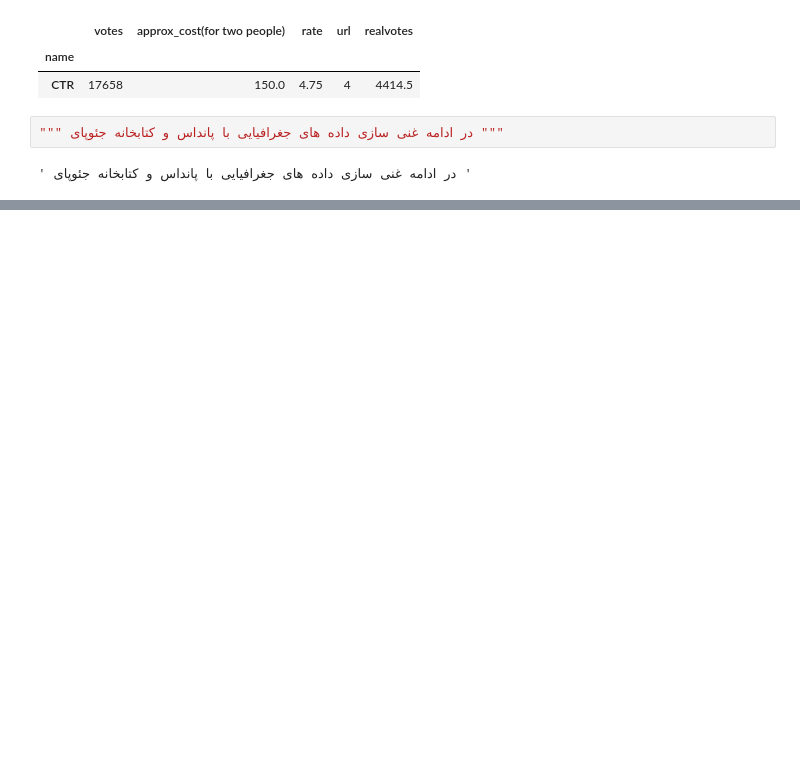
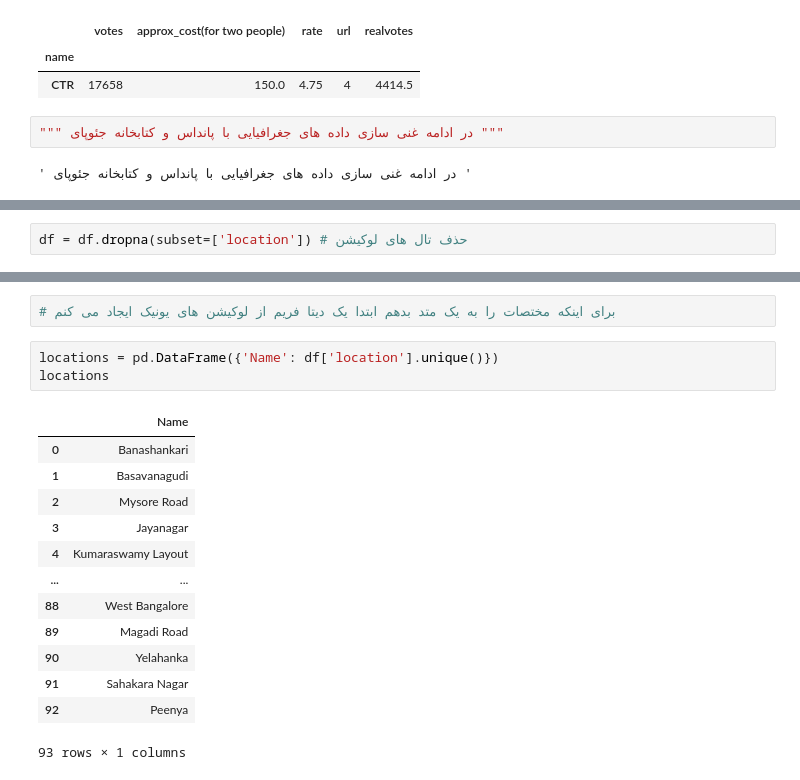
Before and after one commit to mrahmadi64/Pandas_Learning, a Jupyter notebook: PanadsLearning.ipynb, the cells around one changed output, grey strips where cells are left out. Cells and saved outputs as stored; diff of their text form; blank space fills up the shorter version.

```diff
--- a/PanadsLearning.ipynb
+++ b/PanadsLearning.ipynb
@@ -888,0 +993,2 @@ return_best_rest(2000,200,4.5) # خواستم ووت بیشتر از 2000 باش
+# %%
+df = df.dropna(subset=['location']) # حذف تال های لوکیشن
@@ -888,0 +1017,19 @@ return_best_rest(2000,200,4.5) # خواستم ووت بیشتر از 2000 باش
+# %%
+# برای اینکه مختصات را به یک متد بدهم ابتدا یک دیتا فریم از لوکیشن های یونیک ایجاد می کنم
+# %%
+locations = pd.DataFrame({'Name': df['location'].unique()})
+locations
+# %% [output]
+|  | Name |
+| 0 | Banashankari |
+| 1 | Basavanagudi |
+| 2 | Mysore Road |
+| 3 | Jayanagar |
+| 4 | Kumaraswamy Layout |
+| ... | ... |
+| 88 | West Bangalore |
+| 89 | Magadi Road |
+| 90 | Yelahanka |
+| 91 | Sahakara Nagar |
+| 92 | Peenya |
+93 rows × 1 columns
```
Also changed, not shown: parts of 25 cells of this notebook.
